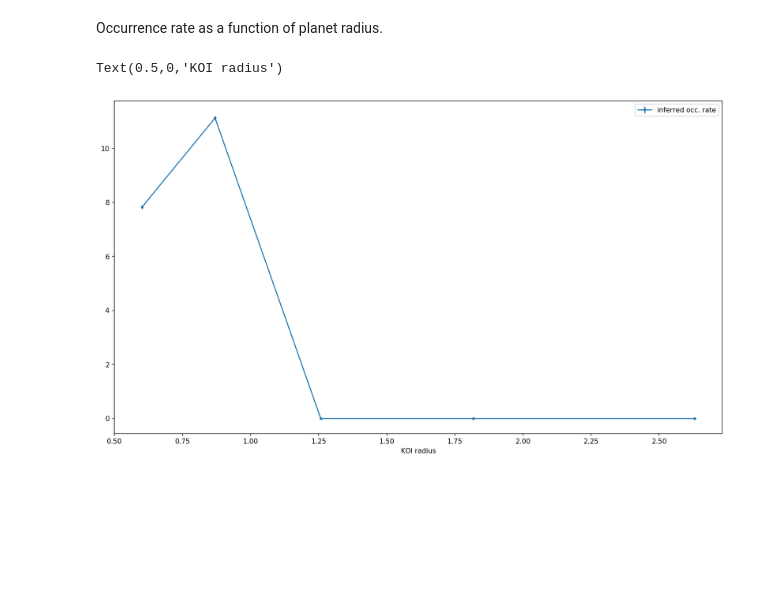
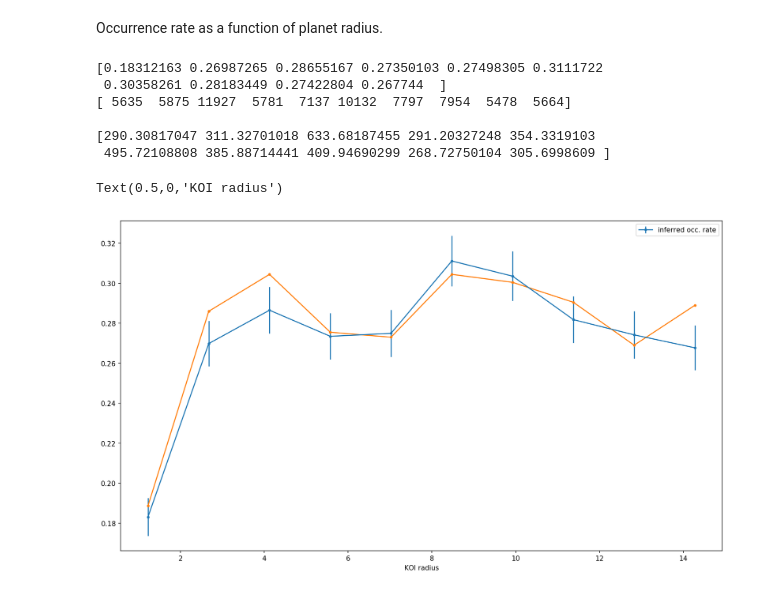
Before and after one commit to RuthAngus/SweetPotato, a Jupyter notebook: simulation.ipynb, the cells around one changed output. Drawn from its saved outputs; the diff is of its cells as text; code cells hidden in the pictures; blank space fills up the shorter version.

```diff
--- a/simulation.ipynb
+++ b/simulation.ipynb
@@ -123,7 +123,12 @@ selected 1158 KOIs
 # %%
 # Assign planets to stars at random.
 nplanets = int(len(stlr))
+seed = 42
 inds = np.random.randint(len(stlr), size=nplanets) #len(kois))
+
+# kois = stlr
+inds = range(len(stlr))
+
 fake_kois = pd.DataFrame(dict({}))
 
 for col in stlr_cols:
@@ -135,14 +140,18 @@ for col in cdpp_cols:
 # Uniform distribution over planet period.
 fake_kois["koi_period"] = np.random.uniform(min_period, max_period, nplanets)
 
+fake_kois["prad"] = np.random.uniform(min_period, max_period, nplanets)
+
+
 # Small planets are rarer than large planets.
-m = 0
-if int(nplanets*2/3)+int(nplanets/3) < nplanets:
-    m = 1
-small = np.random.uniform(min_prad, max_prad/2, int(nplanets/3))
-big = np.random.uniform(max_prad/2, max_prad, int(nplanets*2/3)+m)
+# m = 0
+# if int(nplanets*2/3)+int(nplanets/3) < nplanets:
+#     m = 1
+# small = np.random.uniform(min_prad, max_prad/2, int(nplanets/3))
+# big = np.random.uniform(max_prad/2, max_prad, int(nplanets*2/3)+m)
 
-fake_kois["prad"] = np.concatenate((small, big))
+# fake_kois["prad"] = np.concatenate((small, big))
+# fake_kois = kois
 # %% [markdown]
 Now the distribution of stellar properties should be identical to the distribution of planet properties.
 # %%
@@ -325,31 +357,41 @@ nbins = 10
 log_r_bins = np.linspace(np.log(min_prad), np.log(max_prad), nbins+1)
 lin_r_bins = np.linspace(min_prad, max_prad, nbins+1)
 
-#num, _ = np.histogram(log_r, log_r_bins, weights=Q)
-#denom, _ = np.histogram(log_r, log_r_bins)
-#N_det, _ = np.histogram(np.log(np.array(fake_kois["prad"])), log_r_bins)
-#norm = len(stlr)
+# num, _ = np.histogram(log_r, log_r_bins, weights=Q)
+# denom, _ = np.histogram(log_r, log_r_bins)
+# N_det, _ = np.histogram(np.log(np.array(fake_kois["prad"])), log_r_bins)
+# norm = len(stlr)
 
 num, _ = np.histogram(lin_r, lin_r_bins, weights=Q)
 denom, _ = np.histogram(lin_r, lin_r_bins)
-N_det, _ = np.histogram(np.log(np.array(fake_kois["prad"])), lin_r_bins)
+N_det, _ = np.histogram(np.array(fake_kois["prad"]), lin_r_bins)
 norm = len(stlr)
 
 gammas = N_det * denom / num / norm
 gamma_errs = gammas / np.sqrt(N_det)
 # %%
 plt.figure(figsize=(16, 9))
-x = 0.5 * (log_r_bins[1:] + log_r_bins[:-1])
-#x = 0.5 * (lin_r_bins[1:] + lin_r_bins[:-1])
-plt.errorbar(np.exp(x), gammas, yerr=gamma_errs, fmt=".-", label="inferred occ. rate")
+# x = 0.5 * (log_r_bins[1:] + log_r_bins[:-1])
+x = 0.5 * (lin_r_bins[1:] + lin_r_bins[:-1])
+plt.errorbar(x, gammas, yerr=gamma_errs, fmt=".-", label="inferred occ. rate")
 plt.xlabel("prad")
 
+print(gammas)
+print(denom, "\n")
+print(num, "\n")
+
 #hist, bins = np.histogram(fake_kois.prad, bins=np.exp(log_r_bins), normed=True)
-hist, bins = np.histogram(fake_kois.prad, bins=lin_r_bins)
-#plt.plot(0.5 * (bins[1:] + bins[:-1]), hist/len(stlr)*20, ".-")
+hist, _ = np.histogram(fake_kois.prad, bins=lin_r_bins)
+plt.plot(x, hist/len(stlr)*20, ".-")
 #plt.step(0.5 * (bins[1:] + bins[:-1]), hist/len(stlr)*20)
 plt.legend()
 plt.xlabel("KOI radius")
 # %% [output]
-Text(0.5,0,'KOI radius')
+[0.18312163 0.26987265 0.28655167 0.27350103 0.27498305 0.3111722
+ 0.30358261 0.28183449 0.27422804 0.267744  ]
+[ 5635  5875 11927  5781  7137 10132  7797  7954  5478  5664]
+
+[290.30817047 311.32701018 633.68187455 291.20327248 354.3319103
+ 495.72108808 385.88714441 409.94690299 268.72750104 305.6998609 ]
+Text(0.5,0,'KOI radius')
-[figure, old version]
+[figure, new version]
```
Also changed, not shown: parts of 12 cells of this notebook.
